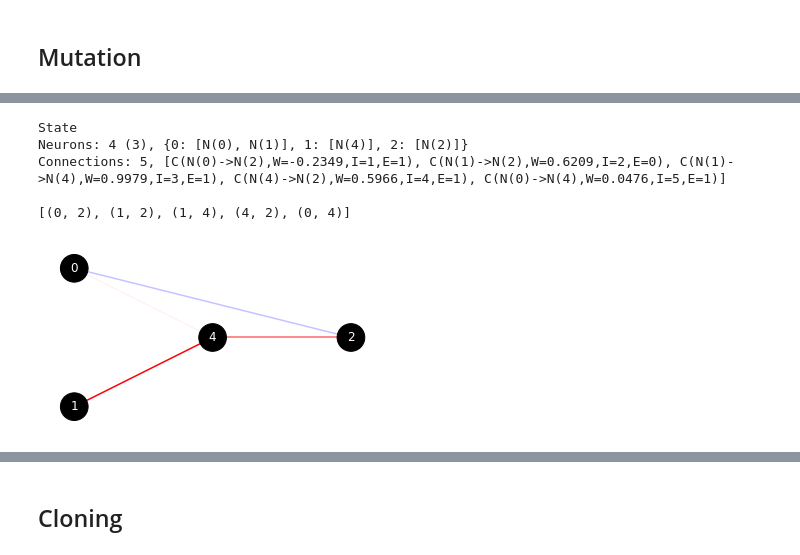
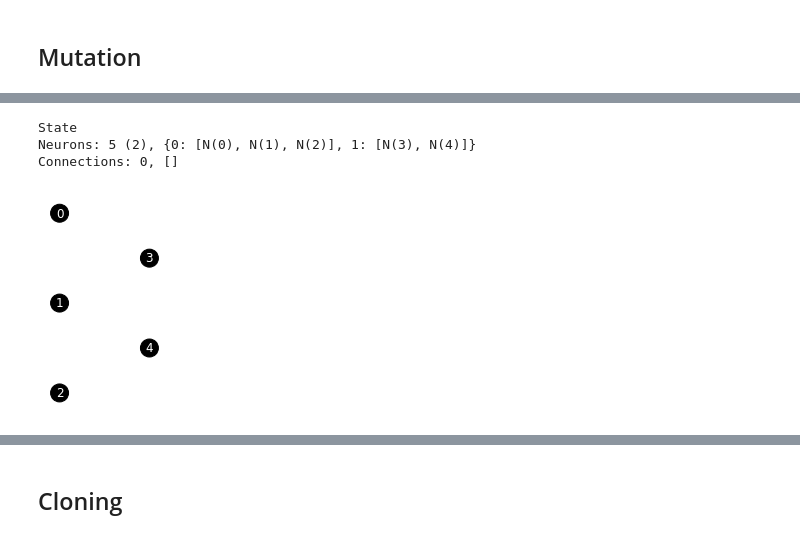
Before and after one commit to drewcurran/COS398_NEAT, a Jupyter notebook: NEAT/test_code.ipynb, the cells around one changed output, grey strips where cells are left out. Drawn from its saved outputs; the diff is of its cells as text; code cells hidden in the pictures.

```diff
--- a/NEAT/test_code.ipynb
+++ b/NEAT/test_code.ipynb
@@ -78,12 +17,14 @@ Connections: 5, [C(N(0)->N(2),W=-0.2440,I=1,E=1), C(N(1)->N(2),W=0.5888,I=2,E=0)
-# %%
-population.mutate_genome(player1)
-player1.print_state()
-player1.draw_state()
-print(population.innovation_history.innovations)
-# %% [output]
-State
-Neurons: 4 (3), {0: [N(0), N(1)], 1: [N(4)], 2: [N(2)]}
-Connections: 5, [C(N(0)->N(2),W=-0.2349,I=1,E=1), C(N(1)->N(2),W=0.6209,I=2,E=0), C(N(1)->N(4),W=0.9979,I=3,E=1), C(N(4)->N(2),W=0.5966,I=4,E=1), C(N(0)->N(4),W=0.0476,I=5,E=1)]
-
-[(0, 2), (1, 2), (1, 4), (4, 2), (0, 4)]
-[figure, removed]
+# %%
+players = []
+innovations = []
+num_inputs = 2
+num_outputs = 2
+# %%
+players.append(Organism(num_inputs, num_outputs))
+players[0].print_state()
+players[0].draw_state()
+# %% [output]
+State
+Neurons: 5 (2), {0: [N(0), N(1), N(2)], 1: [N(3), N(4)]}
+Connections: 0, []
+[figure, added]
```
Also changed, not shown: parts of 33 cells of this notebook, 6 other files.
